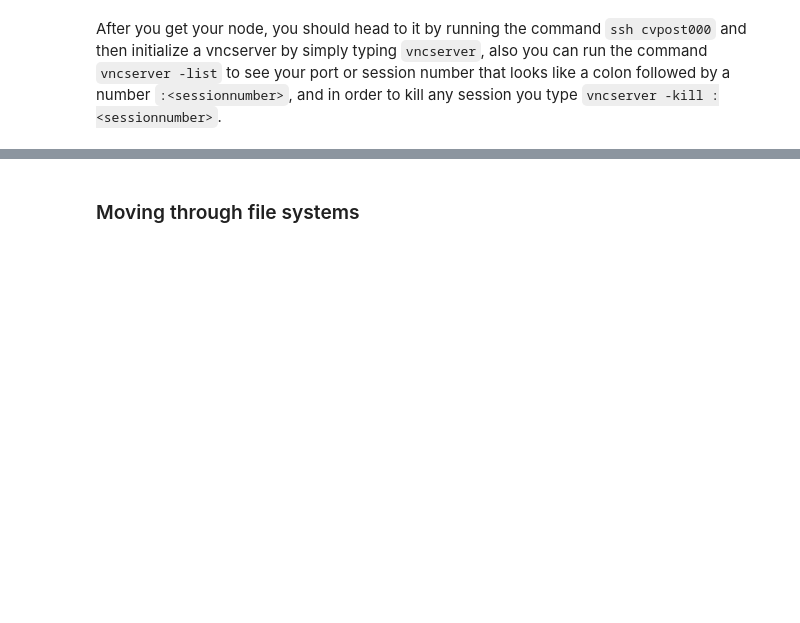
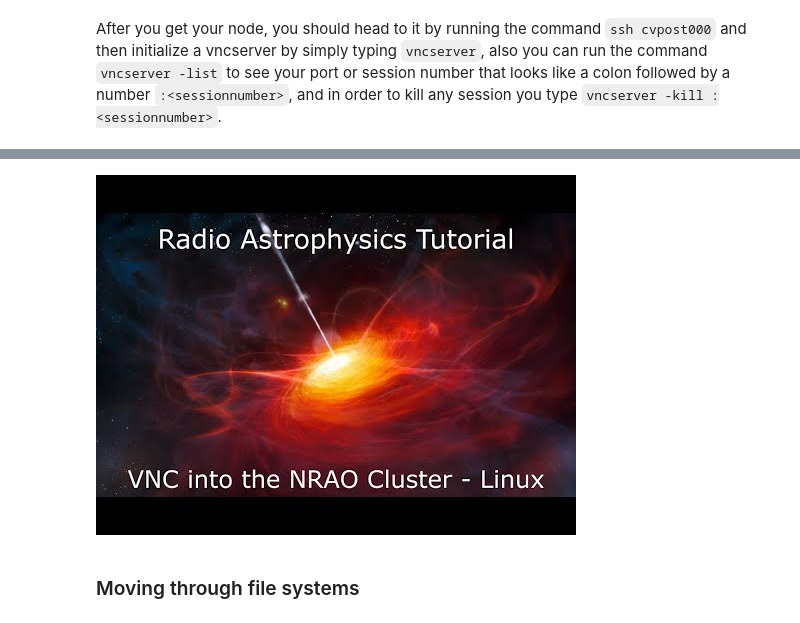
Before and after one commit to danielvijill/nrao-nine-2024, a Jupyter notebook: VLA/VLA_CASA_Imaging_Tutorial.ipynb, the cells around one changed output, grey strips where cells are left out. Drawn from its saved outputs; the diff is of its cells as text; code cells hidden in the pictures; blank space fills up the shorter version.

```diff
--- a/VLA/VLA_CASA_Imaging_Tutorial.ipynb
+++ b/VLA/VLA_CASA_Imaging_Tutorial.ipynb
@@ -30,3 +31,7 @@ After you have initialized your vncserver and you know your port number you shou
+# %%
+display.YouTubeVideo('yrLpdPOBIZU', width=560, height=315)
+# %% [output]
+[figure, added]
 # %% [markdown]
 ### Moving through file systems
 # %% [markdown]
```
Also changed, not shown: parts of 6 cells of this notebook.
